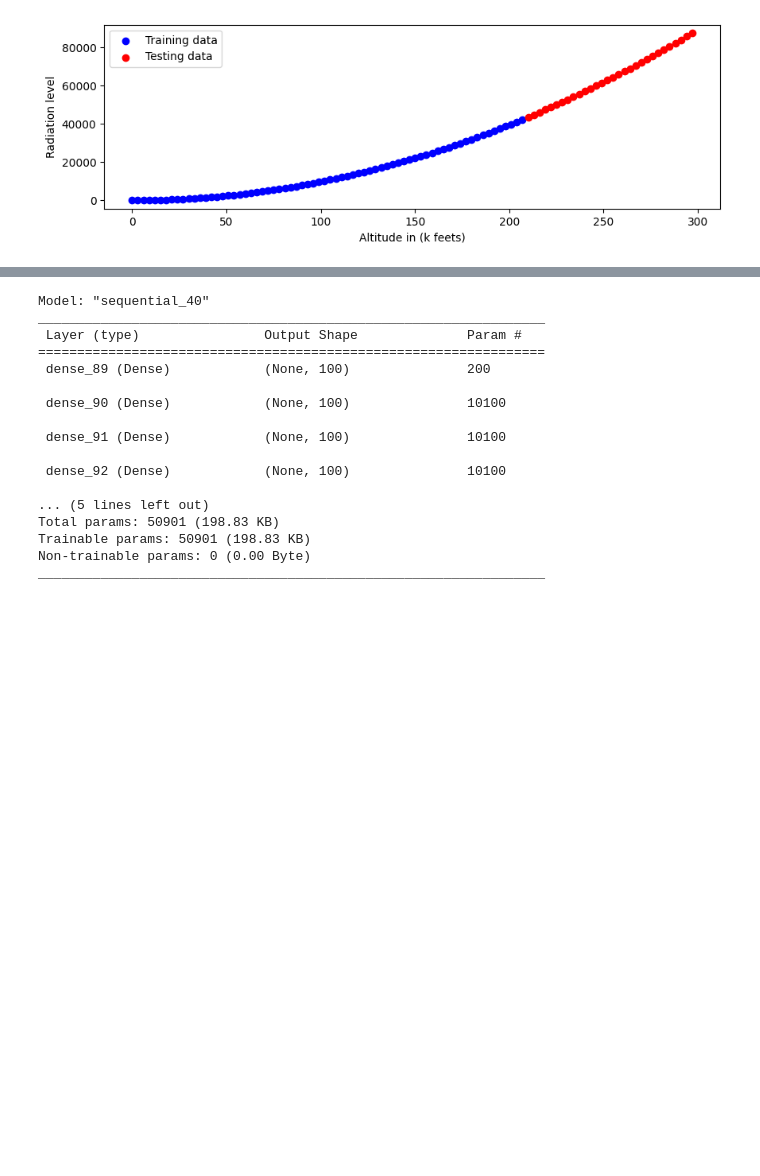
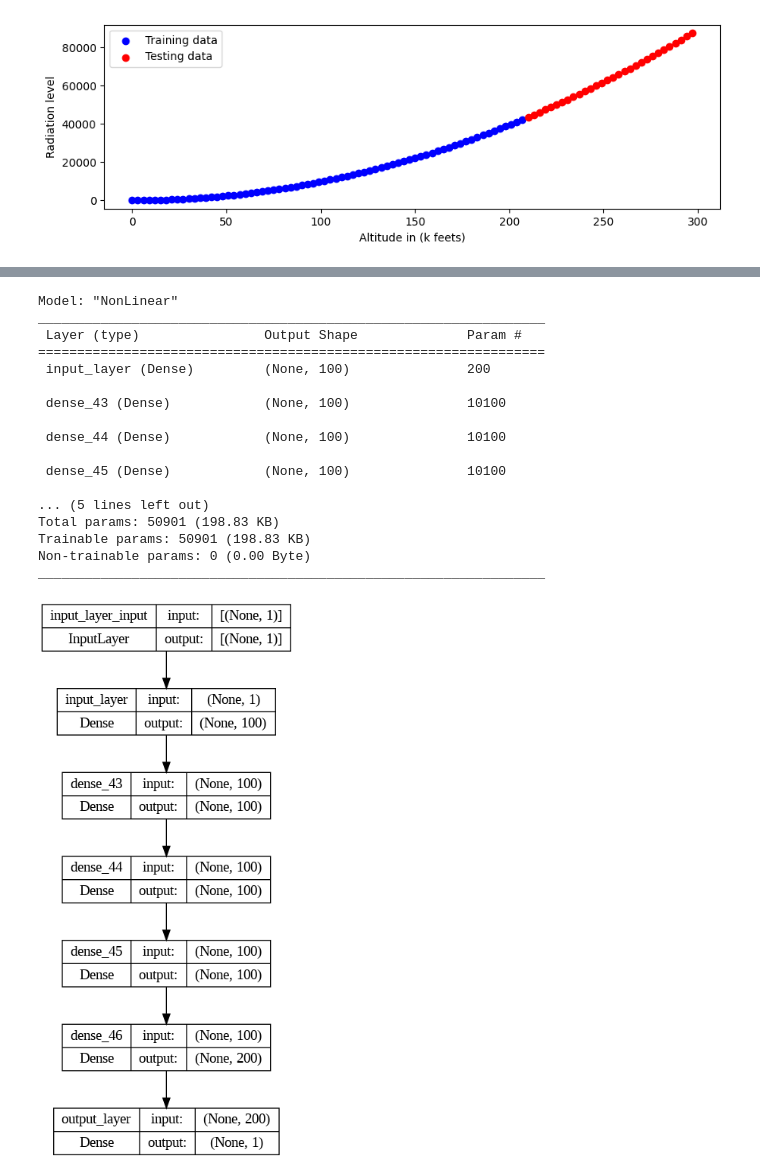
Before and after one commit to vrmaverick/Deeplearning_Tensorflow, a Jupyter notebook: Regression_NN.ipynb, the cells around one changed output, grey strips where cells are left out. Saved outputs shown, nothing was run; the diff lists cells and outputs as text; code cells hidden in the pictures; blank space fills up the shorter version.

```diff
--- a/Regression_NN.ipynb
+++ b/Regression_NN.ipynb
@@ -289,14 +287,15 @@ plt.ylabel("Radiation level");
 [figure]
 # %%
 # Crating a model
+# Names are optional and are used for better visualization of structure below
 model = tf.keras.Sequential([
-    tf.keras.layers.Dense(100,activation="relu"), # softmax does not work here
+    tf.keras.layers.Dense(100,activation="relu",name='input_layer'), # softmax does not work here
     tf.keras.layers.Dense(100,activation="relu"),
     tf.keras.layers.Dense(100,activation="relu"),
     tf.keras.layers.Dense(100,activation="relu"),
     tf.keras.layers.Dense(200,activation="relu"),
-    tf.keras.layers.Dense(1)
-])
+    tf.keras.layers.Dense(1,name='output_layer')
+],name = 'NonLinear')
 model.compile(loss = tf.keras.losses.mae,
               # optimizer = tf.keras.optimizers.SGD(),
               optimizer = tf.keras.optimizers.Adam(lr=300),
@@ -325,20 +324,26 @@ Epoch 1000/1000
 # %%
 model.summary() # we get it after building either by model.build() or model.fit()
 # %% [output]
-Model: "sequential_40"
+Model: "NonLinear"
 _________________________________________________________________
  Layer (type)                Output Shape              Param #
 =================================================================
- dense_89 (Dense)            (None, 100)               200
+ input_layer (Dense)         (None, 100)               200
 
- dense_90 (Dense)            (None, 100)               10100
+ dense_43 (Dense)            (None, 100)               10100
 
- dense_91 (Dense)            (None, 100)               10100
+ dense_44 (Dense)            (None, 100)               10100
 
- dense_92 (Dense)            (None, 100)               10100
+ dense_45 (Dense)            (None, 100)               10100
 
 ... (5 lines left out)
 Total params: 50901 (198.83 KB)
 Trainable params: 50901 (198.83 KB)
 Non-trainable params: 0 (0.00 Byte)
 _________________________________________________________________
+# %%
+from tensorflow.keras.utils import plot_model
+plot_model(model=model,show_shapes=True)
+# plot_model(model=model,show_shapes=True,to_file='model.png')
+# %% [output]
+[figure, added]
```
Also changed, not shown: parts of 13 cells of this notebook, 1 other file.
